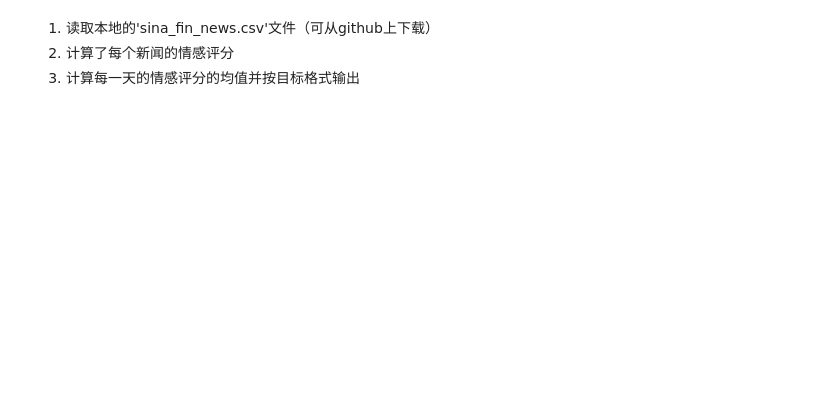
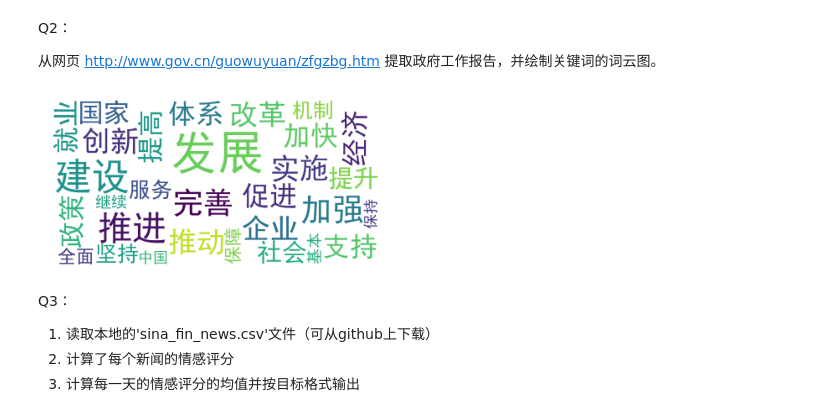
Before and after one commit to superMC5657/jrxy_python_course, a Jupyter notebook: homework/homework2_answer.ipynb, the cells around one changed output. Saved outputs shown, nothing was run; the diff lists cells and outputs as text; code cells hidden in the pictures; blank space fills up the shorter version.

```diff
--- a/homework/homework2_answer.ipynb
+++ b/homework/homework2_answer.ipynb
@@ -72,7 +72,56 @@ plt.xticks(range(0,len(df2),100),df2.index[::100])
 plt.xlabel('date')
 
 plt.show()
+# %% [markdown]
+Q2：
+
+从网页 http://www.gov.cn/guowuyuan/zfgzbg.htm 提取政府工作报告，并绘制关键词的词云图。
+# %%
+import requests
+from bs4 import BeautifulSoup
+import re
+
+url="http://www.gov.cn/guowuyuan/zfgzbg.htm"
+
+def request_url(url):
+    user_agent = 'Mozilla/5.0 (Windows NT 10.0; Win64; x64) AppleWebKit/537.36 (KHTML, like Gecko) Chrome/59.0.3071.109 Safari/537.36'
+    headers = {'User-Agent': user_agent}
+
+    res = requests.get(url,headers=headers)
+    res.encoding = 'utf-8'
+    return res.text
+
+## 获取网页
+soup = BeautifulSoup(request_url(url), 'html.parser')
+soup.prettify()
+
+## 提取网页信息
+text = [i for i in soup.find_all(name='div', attrs={'class':'content'})[0].stripped_strings]
+text = ''.join(text[9:-10])
+text
+# %%
+from wordcloud import WordCloud
+import matplotlib.pyplot as plt
+import jieba
+import numpy as np
+import jieba.analyse as analyse
+
+## 使用jieba提取关键词
+keywords = analyse.textrank(text, topK=30, withWeight=True)
+keywords
+# %%
+## 绘制词云图
+wc =  WordCloud(font_path="simhei.ttf", background_color='white')
+my_wordcloud = wc.fit_words(dict(keywords))
+
+plt.imshow(my_wordcloud)
+plt.axis("off")
+plt.show()
+# %% [output]
+[figure, added]
 # %% [markdown]
+Q3：
+
 1. 读取本地的'sina_fin_news.csv'文件（可从github上下载）
 2. 计算了每个新闻的情感评分
 3. 计算每一天的情感评分的均值并按目标格式输出
```
Also changed, not shown: parts of 10 cells of this notebook.
